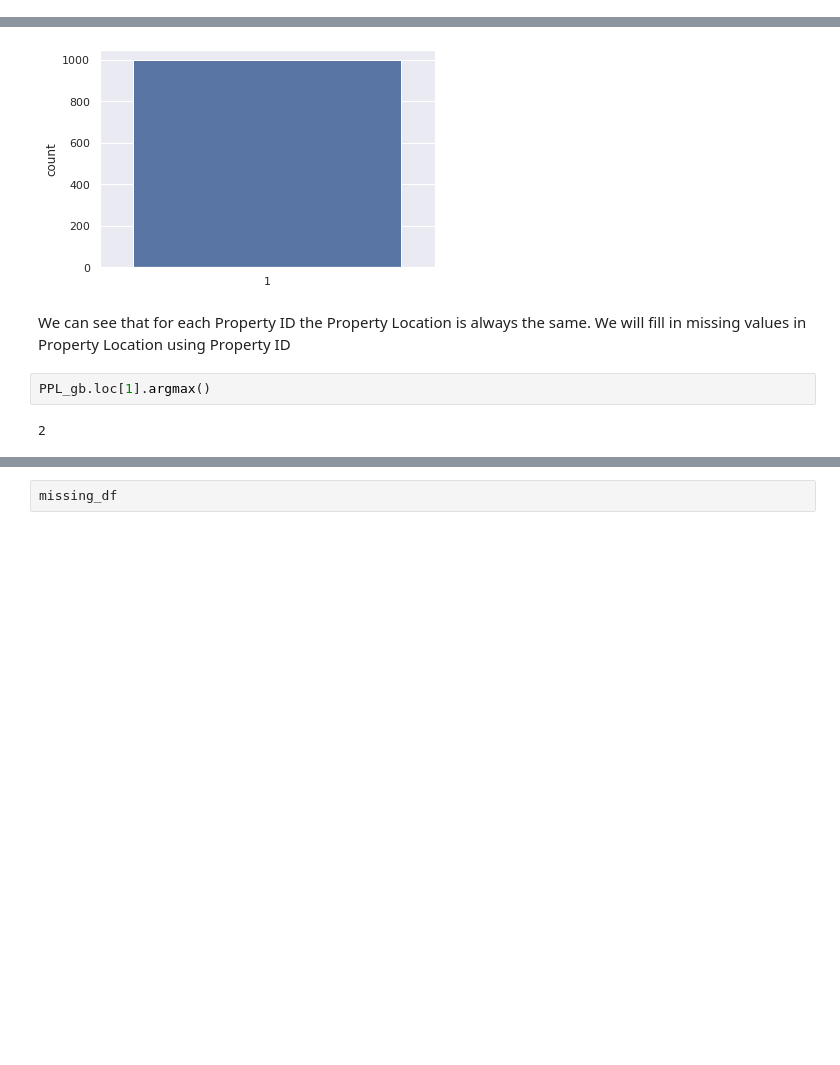
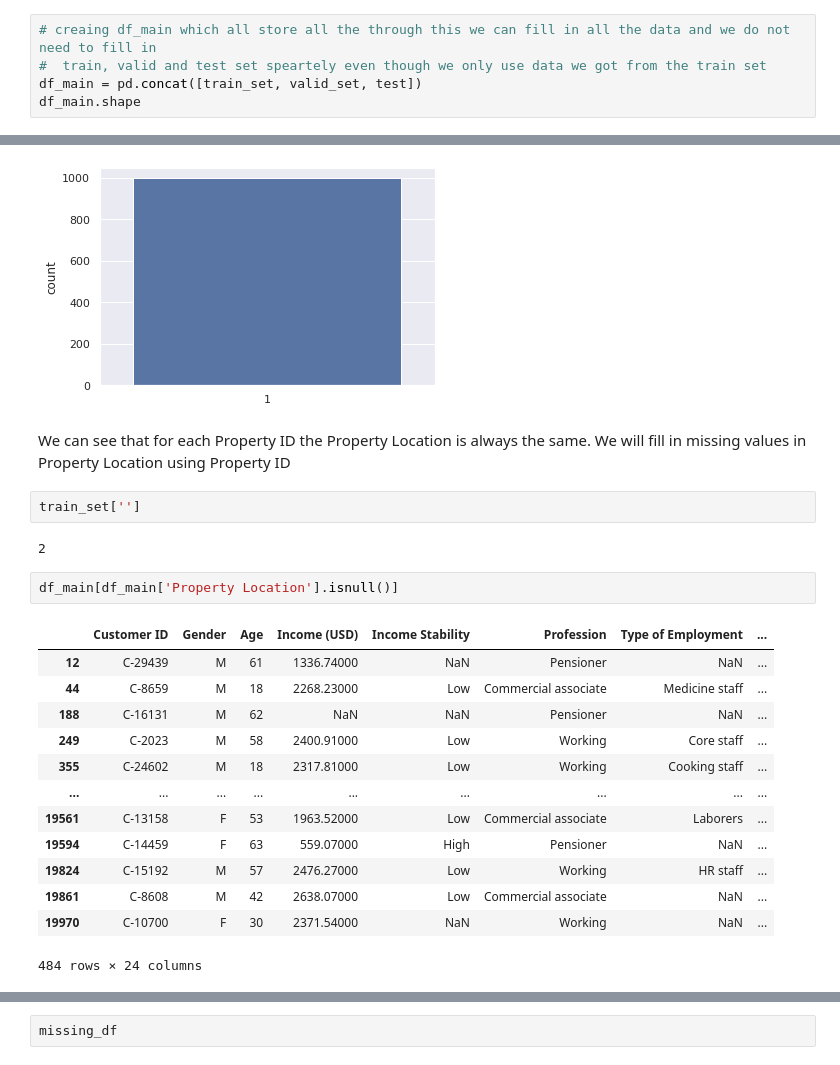
Before and after one commit to shoabahamed/kaggle_notebooks, a Jupyter notebook: classification_regression.ipynb, the cells around one changed output, grey strips where cells are left out. Saved outputs shown, nothing was run; the diff lists cells and outputs as text; blank space fills up the shorter version.

```diff
--- a/classification_regression.ipynb
+++ b/classification_regression.ipynb
@@ -1220,3 +1220,8 @@ sns.countplot(x=missing_per_row, hue=temp_df['Loan Sanctioned'])
 [figure]
 # %% [markdown]
 <p>Missing values in each feature are independet of each other and does not impact target feature that much. </p>
+# %%
+# creaing df_main which all store all the through this we can fill in all the data and we do not need to fill in
+#  train, valid and test set speartely even though we only use data we got from the train set
+df_main = pd.concat([train_set, valid_set, test])
+df_main.shape
@@ -1250,7 +1257,23 @@ plt.show()
 [figure]
 # %% [markdown]
 We can see that for each Property ID the Property Location is always the same. We will fill in missing values in Property Location using Property ID
-# %%
-PPL_gb.loc[1].argmax()
-# %% [output]
-2
+# %%
+train_set['']
+# %% [output]
+2
+# %%
+df_main[df_main['Property Location'].isnull()]
+# %% [output]
+|  | Customer ID | Gender | Age | Income (USD) | Income Stability | Profession | Type of Employment | ... |
+| 12 | C-29439 | M | 61 | 1336.74000 | NaN | Pensioner | NaN | ... |
+| 44 | C-8659 | M | 18 | 2268.23000 | Low | Commercial associate | Medicine staff | ... |
+| 188 | C-16131 | M | 62 | NaN | NaN | Pensioner | NaN | ... |
+| 249 | C-2023 | M | 58 | 2400.91000 | Low | Working | Core staff | ... |
+| 355 | C-24602 | M | 18 | 2317.81000 | Low | Working | Cooking staff | ... |
+| ... | ... | ... | ... | ... | ... | ... | ... | ... |
+| 19561 | C-13158 | F | 53 | 1963.52000 | Low | Commercial associate | Laborers | ... |
+| 19594 | C-14459 | F | 63 | 559.07000 | High | Pensioner | NaN | ... |
+| 19824 | C-15192 | M | 57 | 2476.27000 | Low | Working | HR staff | ... |
+| 19861 | C-8608 | M | 42 | 2638.07000 | Low | Commercial associate | NaN | ... |
+| 19970 | C-10700 | F | 30 | 2371.54000 | NaN | Working | NaN | ... |
+484 rows × 24 columns
```
Also changed, not shown: parts of 2 cells of this notebook.
